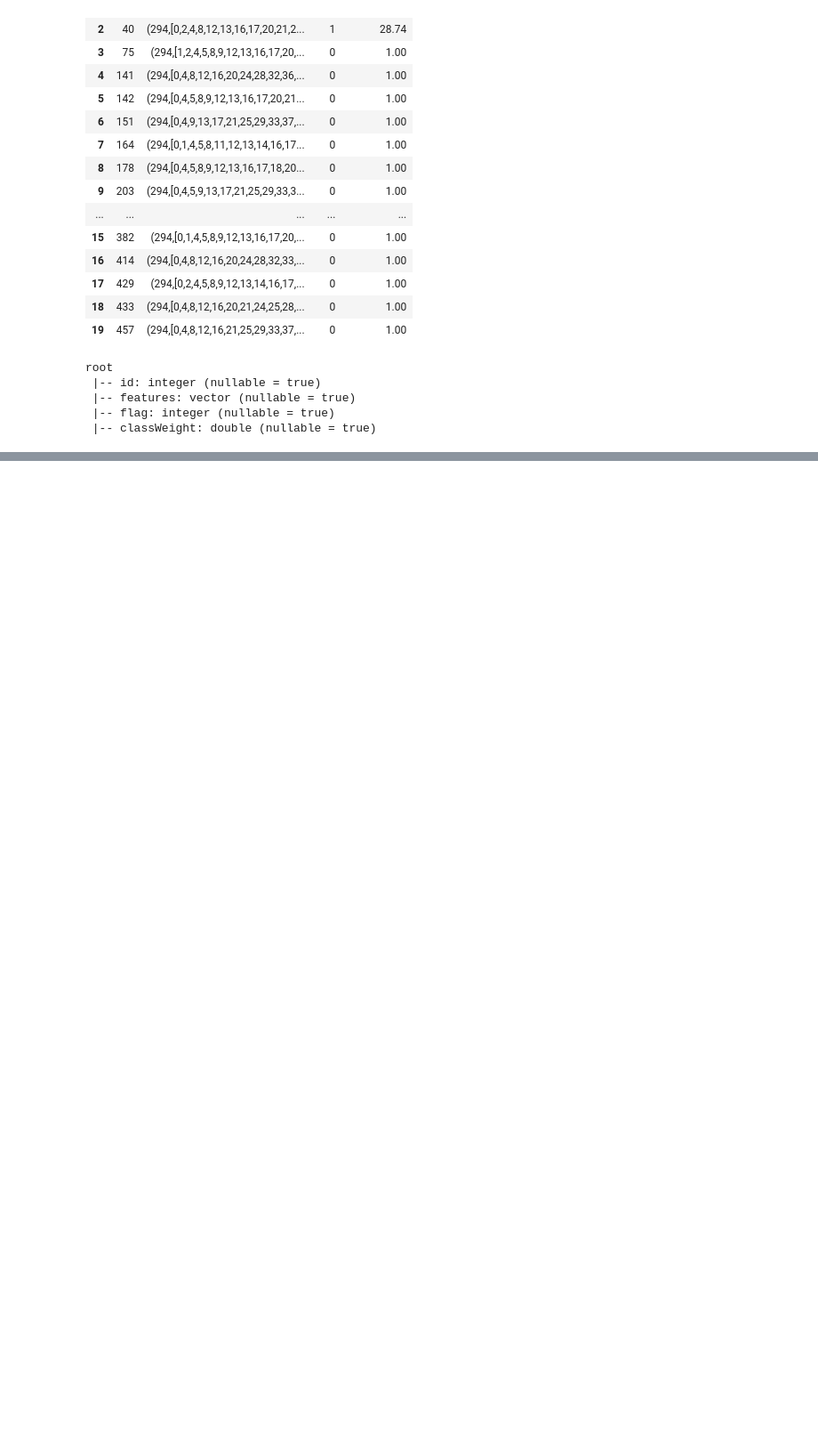
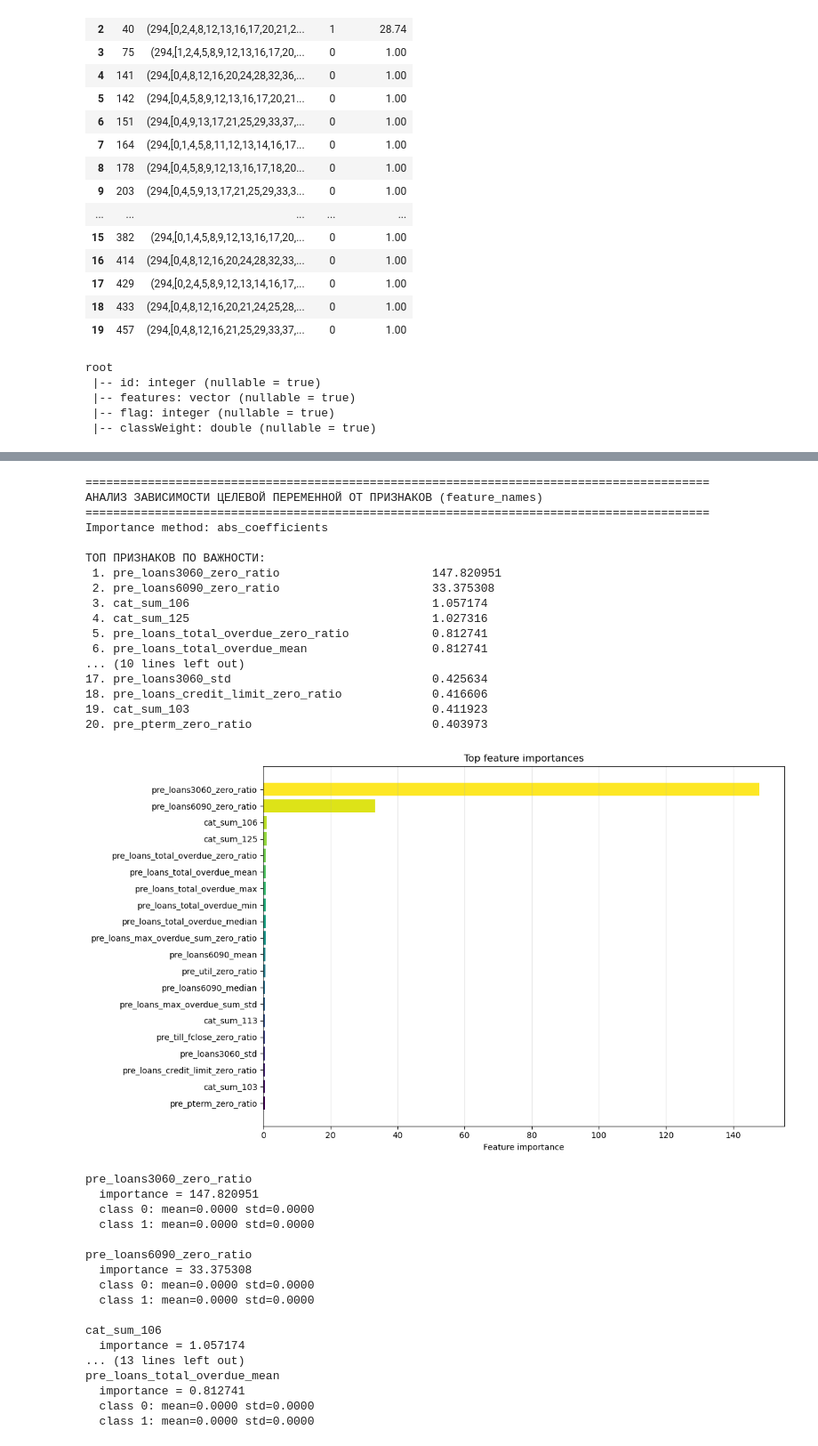
Before and after one commit to B-es/LoanDiplom, a Jupyter notebook: notebooks/Analyze.ipynb, the cells around one changed output, grey strips where cells are left out. Shown at 89% size. Cells and saved outputs as stored; diff of their text form; code cells hidden in the pictures; blank space fills up the shorter version.

Commit message:
Analyze

```diff
--- a/notebooks/Analyze.ipynb
+++ b/notebooks/Analyze.ipynb
@@ -392,0 +684,9 @@ enc_paym_1=3                                  corr=0.0368 importance=0.026230
+# %%
+# Загрузка модели
+model = load_model("models/rf_model")
+
+# 4. Проверяем, что модель загрузилась
+if model is not None:
+    print(f"\nИнформация о модели:")
+    print(f"  Тип: {type(model).__name__}")
+    print(f"  UID: {model.uid}")
@@ -392,0 +797,44 @@ enc_paym_1=3                                  corr=0.0368 importance=0.026230
+# %%
+results = analyze_feature_dependencies_spark(
+    train_features,
+    model=model,
+    feature_names=feature_names,
+    sample_fraction=0.1,
+    top_n=20
+)
+# %% [output]
+==========================================================================================
+АНАЛИЗ ЗАВИСИМОСТИ ЦЕЛЕВОЙ ПЕРЕМЕННОЙ ОТ ПРИЗНАКОВ (feature_names)
+==========================================================================================
+Importance method: abs_coefficients
+
+ТОП ПРИЗНАКОВ ПО ВАЖНОСТИ:
+ 1. pre_loans3060_zero_ratio                      147.820951
+ 2. pre_loans6090_zero_ratio                      33.375308
+ 3. cat_sum_106                                   1.057174
+ 4. cat_sum_125                                   1.027316
+ 5. pre_loans_total_overdue_zero_ratio            0.812741
+ 6. pre_loans_total_overdue_mean                  0.812741
+... (10 lines left out)
+17. pre_loans3060_std                             0.425634
+18. pre_loans_credit_limit_zero_ratio             0.416606
+19. cat_sum_103                                   0.411923
+20. pre_pterm_zero_ratio                          0.403973
+[figure, added]
+pre_loans3060_zero_ratio
+  importance = 147.820951
+  class 0: mean=0.0000 std=0.0000
+  class 1: mean=0.0000 std=0.0000
+
+pre_loans6090_zero_ratio
+  importance = 33.375308
+  class 0: mean=0.0000 std=0.0000
+  class 1: mean=0.0000 std=0.0000
+
+cat_sum_106
+  importance = 1.057174
+... (13 lines left out)
+pre_loans_total_overdue_mean
+  importance = 0.812741
+  class 0: mean=0.0000 std=0.0000
+  class 1: mean=0.0000 std=0.0000
```
Also changed, not shown: parts of 41 cells of this notebook, 1 other file.
